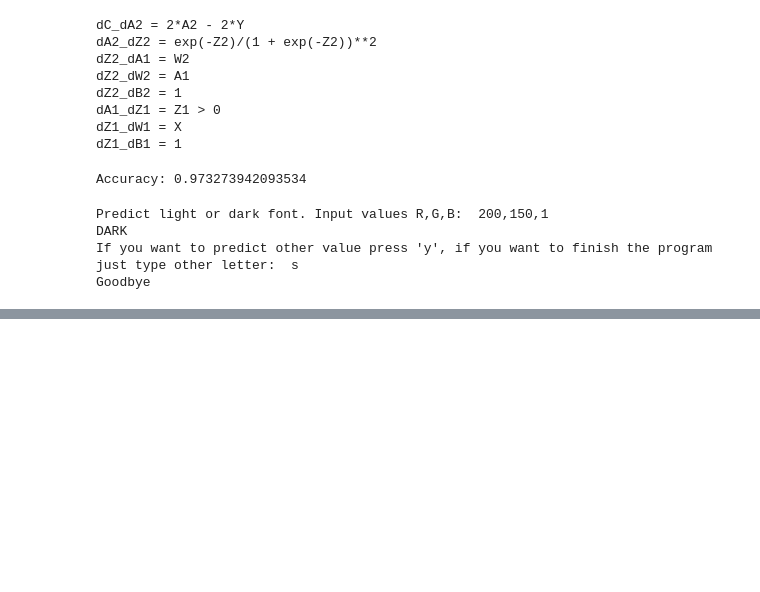
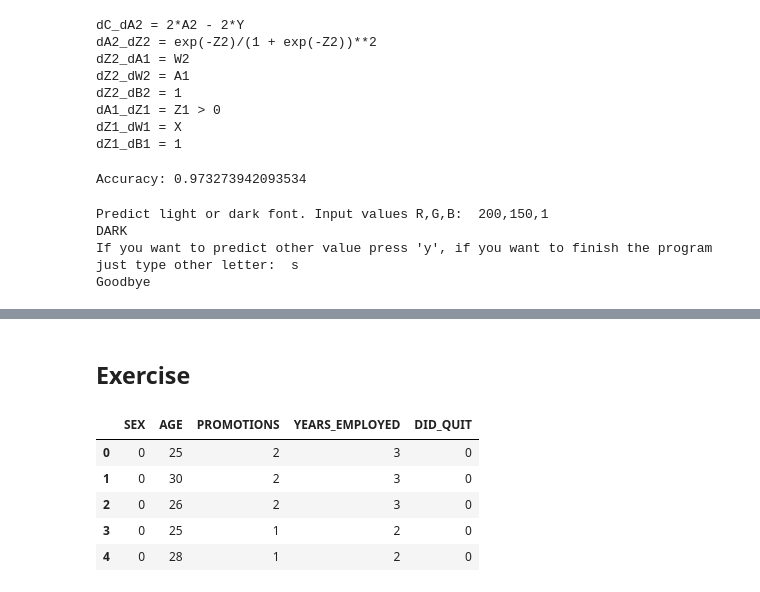
Before and after one commit to PabloPombo/Python_Learning-DS-AI-other_libraries, a Jupyter notebook: OREILLY-Books/Essential_Math_for_Data_Science/7.Neural Networks.ipynb, the cells around one changed output, grey strips where cells are left out. Cells and saved outputs as stored; diff of their text form; code cells hidden in the pictures; blank space fills up the shorter version.

Commit message:
NN Exercise

```diff
--- a/OREILLY-Books/Essential_Math_for_Data_Science/7.Neural Networks.ipynb
+++ b/OREILLY-Books/Essential_Math_for_Data_Science/7.Neural Networks.ipynb
@@ -292,0 +332,18 @@ Goodbye
+# %% [markdown]
+## Exercise
+# %%
+import pandas as pd
+from sklearn.model_selection import train_test_split
+from sklearn.neural_network import MLPClassifier
+from sklearn.metrics import confusion_matrix
+
+df = pd.read_csv('https://tinyurl.com/y6r7qjrp', delimiter=",")
+# %%
+df.head()
+# %% [output]
+|  | SEX | AGE | PROMOTIONS | YEARS_EMPLOYED | DID_QUIT |
+| 0 | 0 | 25 | 2 | 3 | 0 |
+| 1 | 0 | 30 | 2 | 3 | 0 |
+| 2 | 0 | 26 | 2 | 3 | 0 |
+| 3 | 0 | 25 | 1 | 2 | 0 |
+| 4 | 0 | 28 | 1 | 2 | 0 |
```
Also changed, not shown: parts of 5 cells of this notebook.
